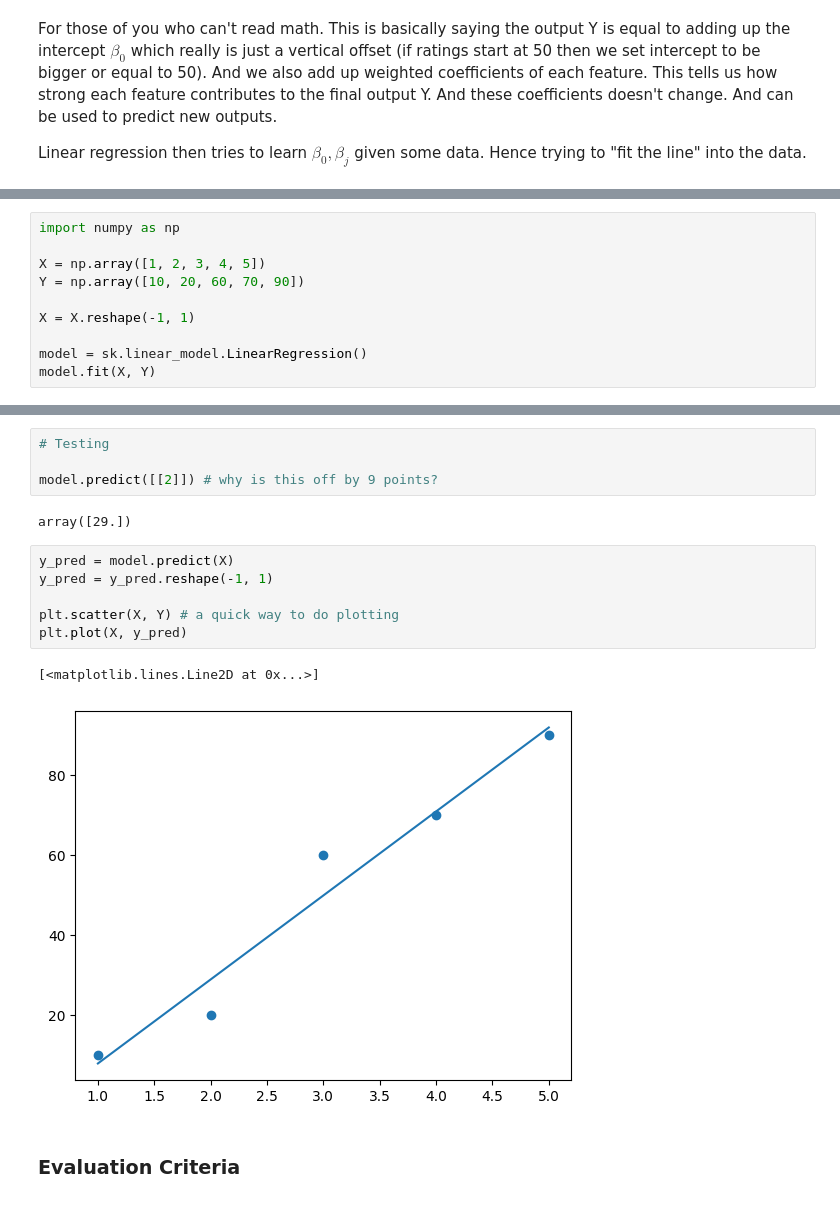
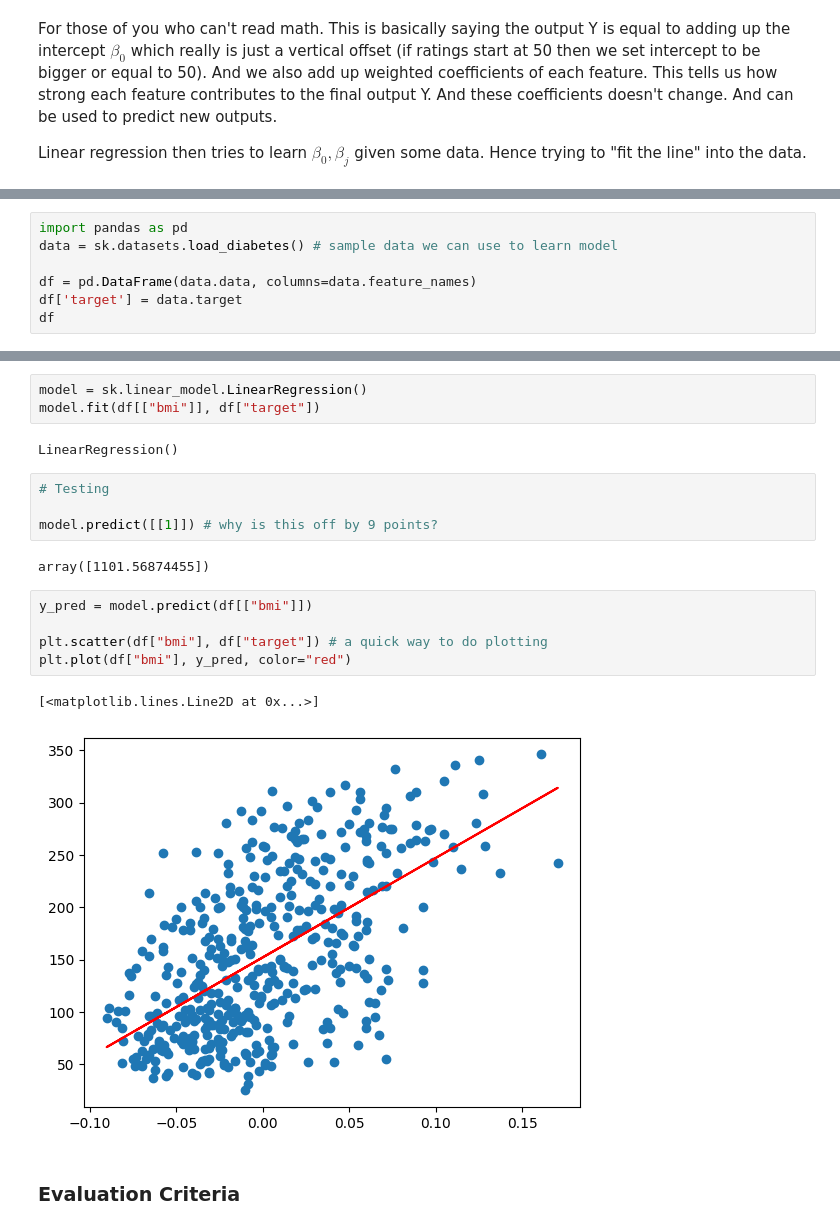
Before and after one commit to christophersoo/bdss-ws2526, a Jupyter notebook: week5/ML.ipynb, the cells around one changed output, grey strips where cells are left out. Cells and saved outputs as stored; diff of their text form.

```diff
--- a/week5/ML.ipynb
+++ b/week5/ML.ipynb
@@ -150,11 +150,8 @@ Requirement already satisfied: threadpoolctl>=3.2.0 in /usr/local/python/3.12.1/
 # %%
-import numpy as np
+import pandas as pd
+data = sk.datasets.load_diabetes() # sample data we can use to learn model
 
-X = np.array([1, 2, 3, 4, 5])
-Y = np.array([10, 20, 60, 70, 90])
-
-X = X.reshape(-1, 1)
-
-model = sk.linear_model.LinearRegression()
-model.fit(X, Y)
+df = pd.DataFrame(data.data, columns=data.feature_names)
+df['target'] = data.target
+df
 # %% [output]
@@ -162,18 +171,22 @@ LinearRegression()
+# %%
+model = sk.linear_model.LinearRegression()
+model.fit(df[["bmi"]], df["target"])
+# %% [output]
+LinearRegression()
 # %%
 # Testing
 
-model.predict([[2]]) # why is this off by 9 points?
+model.predict([[1]]) # why is this off by 9 points?
 # %% [output]
-array([29.])
+array([1101.56874455])
 # %%
-y_pred = model.predict(X)
-y_pred = y_pred.reshape(-1, 1)
+y_pred = model.predict(df[["bmi"]])
 
-plt.scatter(X, Y) # a quick way to do plotting
-plt.plot(X, y_pred)
+plt.scatter(df["bmi"], df["target"]) # a quick way to do plotting
+plt.plot(df["bmi"], y_pred, color="red")
 # %% [output]
 [<matplotlib.lines.Line2D at 0x...>]
-[figure, old version]
+[figure, new version]
 # %% [markdown]
 ### Evaluation Criteria
 # %% [markdown]
```
Also changed, not shown: parts of 11 cells of this notebook, 2 other files.
